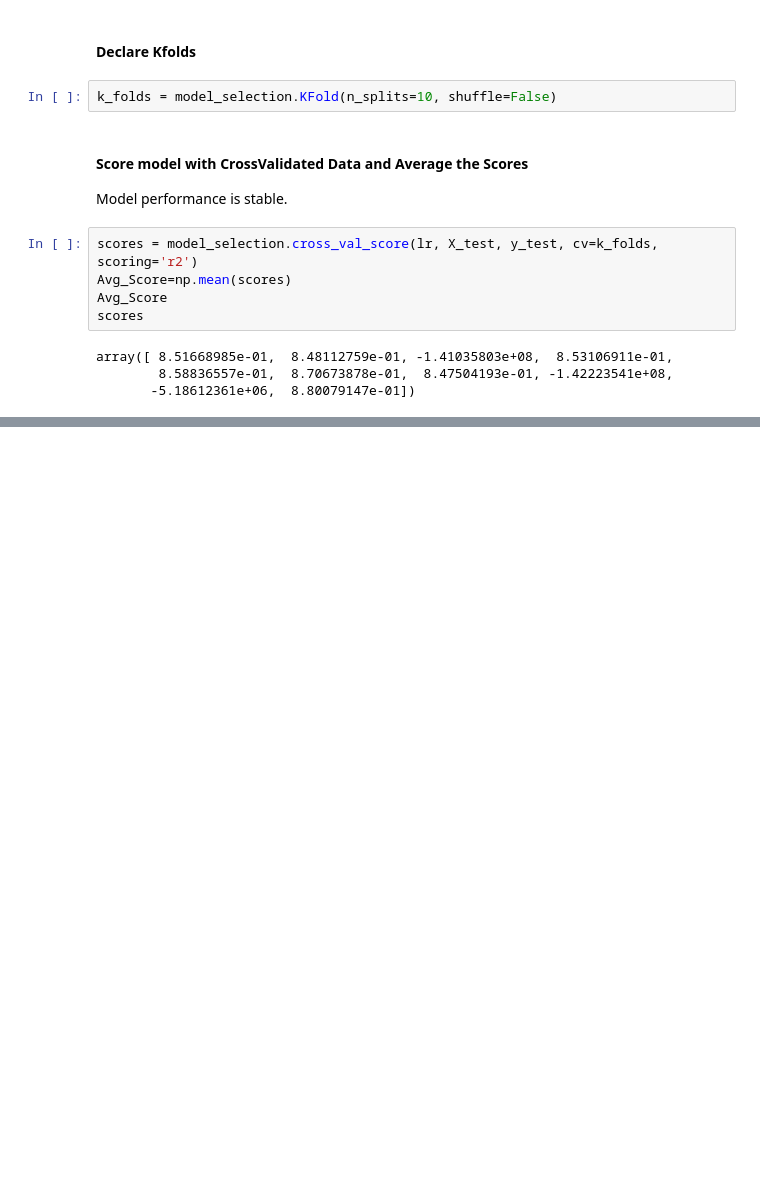
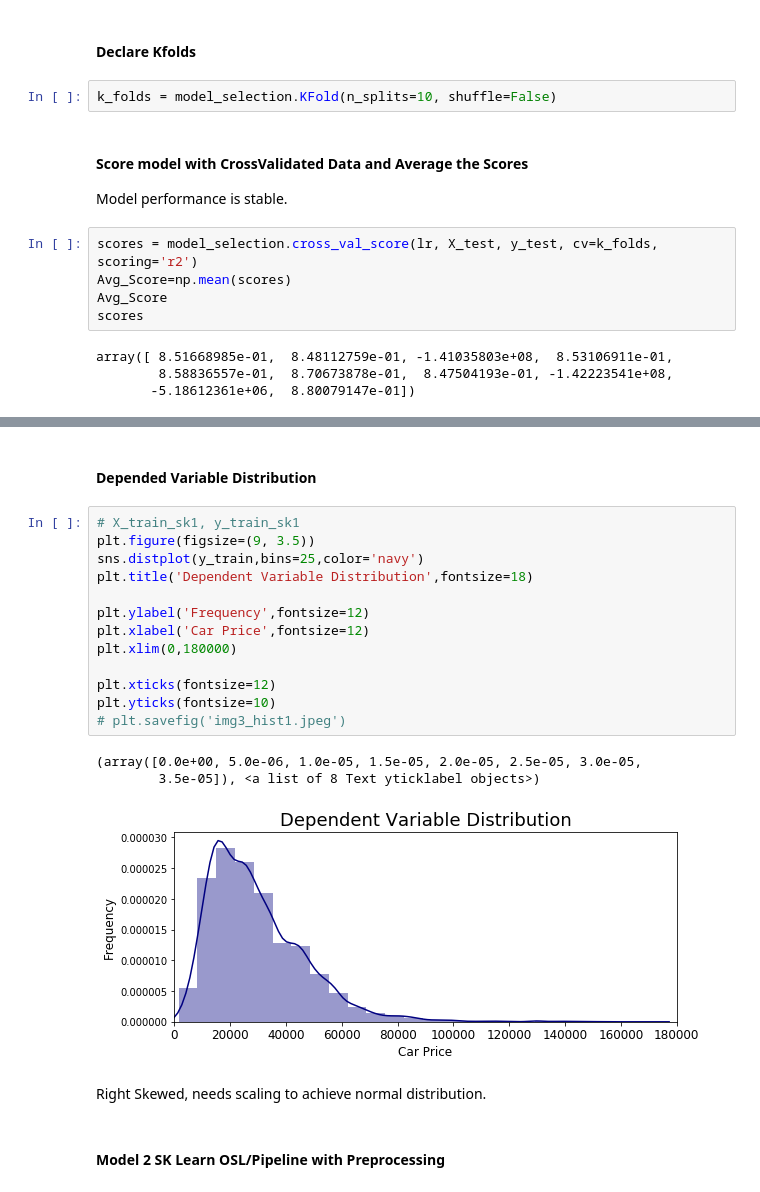
Before and after one commit to kavehamini/Used-Car-Price-Predictor, a Jupyter notebook: Machine Learning-Used Car Price Predictor-Simple.ipynb, the cells around one changed output, grey strips where cells are left out. Cells and saved outputs as stored; diff of their text form; blank space fills up the shorter version.

```diff
--- a/Machine Learning-Used Car Price Predictor-Simple.ipynb
+++ b/Machine Learning-Used Car Price Predictor-Simple.ipynb
@@ -153,0 +204,23 @@ array([ 8.51668985e-01,  8.48112759e-01, -1.41035803e+08,  8.53106911e-01,
+# %% [markdown]
+#### Depended Variable Distribution
+# %%
+# X_train_sk1, y_train_sk1
+plt.figure(figsize=(9, 3.5))
+sns.distplot(y_train,bins=25,color='navy')
+plt.title('Dependent Variable Distribution',fontsize=18)
+
+plt.ylabel('Frequency',fontsize=12)
+plt.xlabel('Car Price',fontsize=12)
+plt.xlim(0,180000)
+
+plt.xticks(fontsize=12)
+plt.yticks(fontsize=10)
+# plt.savefig('img3_hist1.jpeg')
+# %% [output]
+(array([0.0e+00, 5.0e-06, 1.0e-05, 1.5e-05, 2.0e-05, 2.5e-05, 3.0e-05,
+        3.5e-05]), <a list of 8 Text yticklabel objects>)
+[figure, added]
+# %% [markdown]
+Right Skewed, needs scaling to achieve normal distribution.
+# %% [markdown]
+#### Model 2 SK Learn OSL/Pipeline with Preprocessing
```
Also changed, not shown: parts of 28 cells of this notebook.
